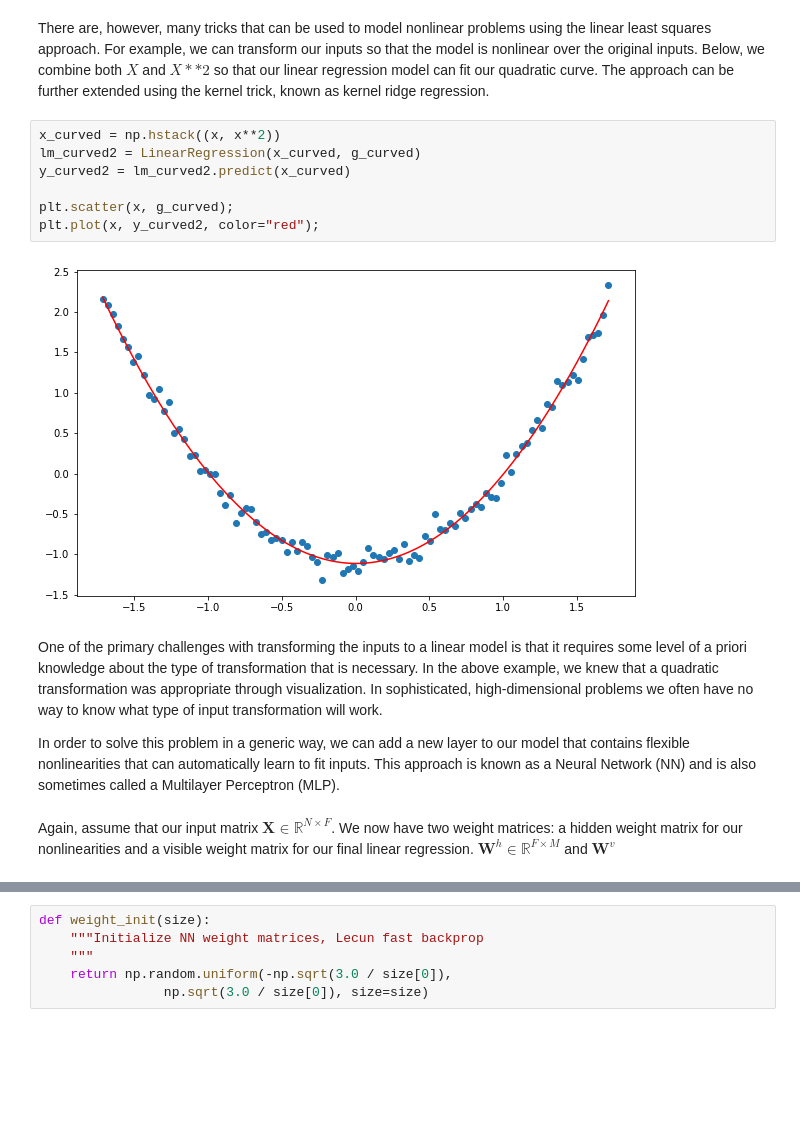
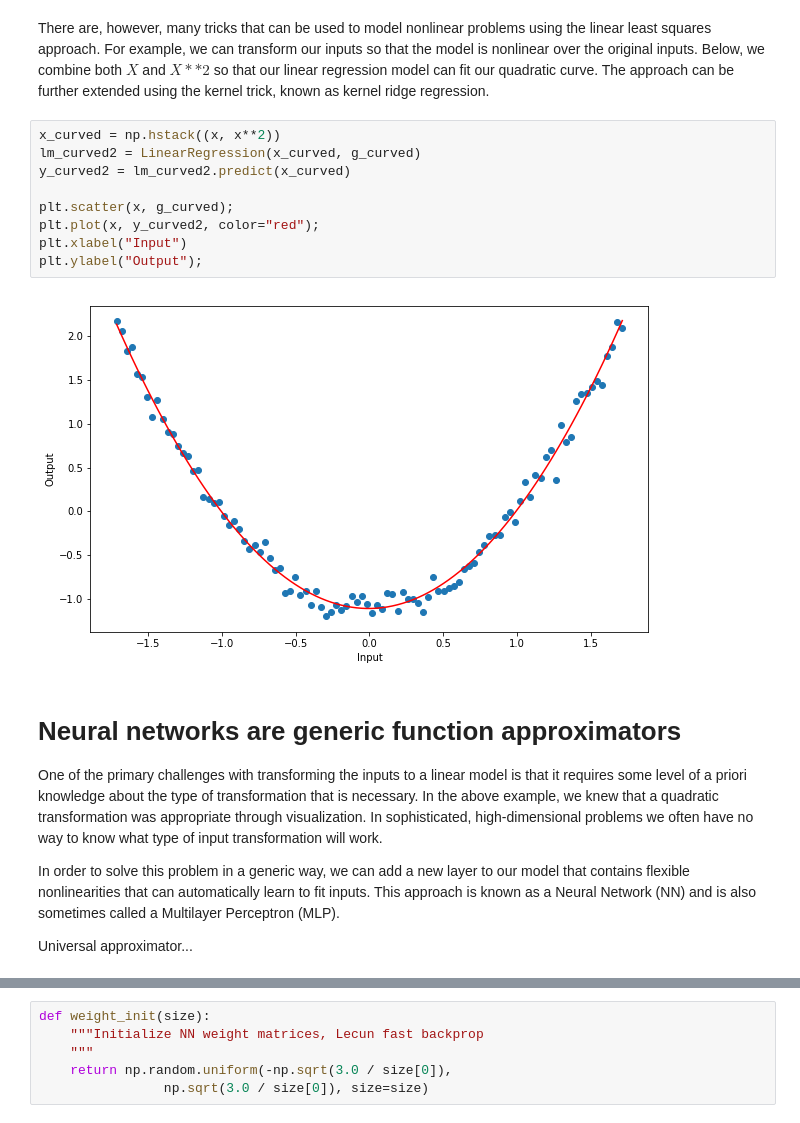
Before and after one commit to idfah/notebooks, a Jupyter notebook: neural-nets/Introduction to Artificial Neural Networks.ipynb, the cells around one changed output, grey strips where cells are left out. Drawn from its saved outputs; the diff is of its cells as text; blank space fills up the shorter version.

```diff
--- a/neural-nets/Introduction to Artificial Neural Networks.ipynb
+++ b/neural-nets/Introduction to Artificial Neural Networks.ipynb
@@ -144,17 +148,21 @@ There are, however, many tricks that can be used to model nonlinear problems usi
 # %%
 x_curved = np.hstack((x, x**2))
 lm_curved2 = LinearRegression(x_curved, g_curved)
 y_curved2 = lm_curved2.predict(x_curved)
 
 plt.scatter(x, g_curved);
 plt.plot(x, y_curved2, color="red");
+plt.xlabel("Input")
+plt.ylabel("Output");
 # %% [output]
-[figure, old version]
+[figure, new version]
 # %% [markdown]
+# Neural networks are generic function approximators
+
 One of the primary challenges with transforming the inputs to a linear model is that it requires some level of a priori knowledge about the type of transformation that is necessary.  In the above example, we knew that a quadratic transformation was appropriate through visualization.  In sophisticated, high-dimensional problems we often have no way to know what type of input transformation will work.
 
 In order to solve this problem in a generic way, we can add a new layer to our model that contains flexible nonlinearities that can automatically learn to fit inputs.  This approach is known as a Neural Network (NN) and is also sometimes called a Multilayer Perceptron (MLP).
+
+Universal approximator...
-# %% [markdown]
-Again, assume that our input matrix $\mathbf{X} \in \mathbb{R}^{N \times F}$.  We now have two weight matrices: a hidden weight matrix for our nonlinearities and a visible weight matrix for our final linear regression. $\mathbf{W}^h \in \mathbb{R}^{F \times M}$ and $\mathbf{W}^v$
 # %% [markdown]
 ![ann.svg](attachment:ann.svg)
```
Also changed, not shown: parts of 19 cells of this notebook.
